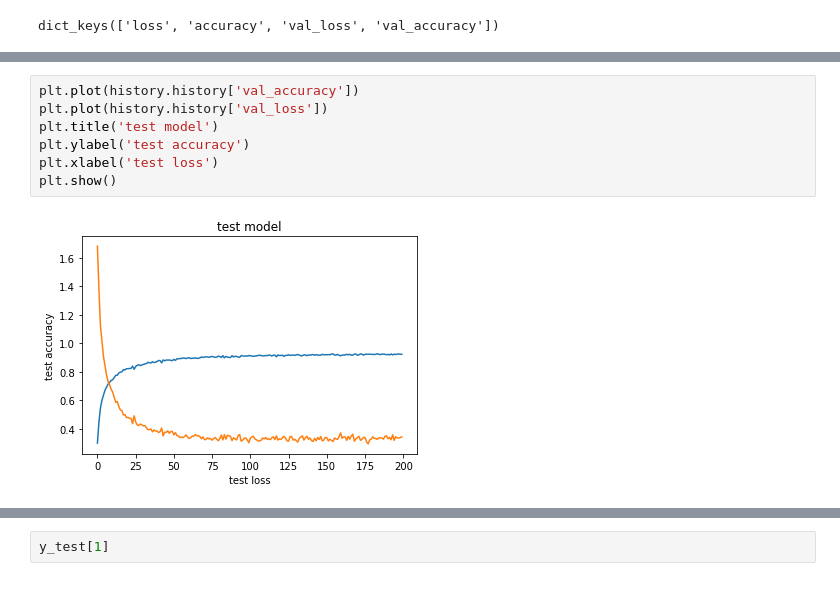
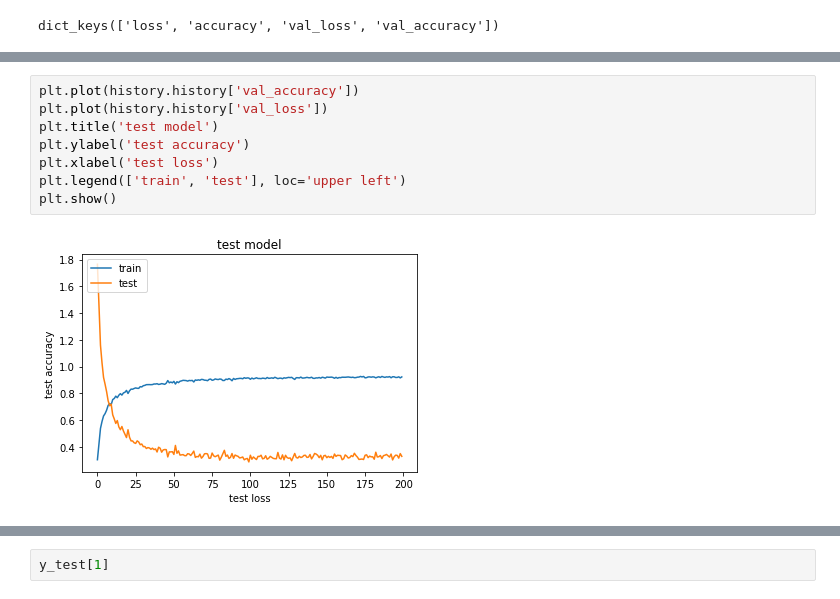
Before and after one commit to Zobia12/EEG_Based_Human_Emotion_Recognition_Using_Deep_Learning, a Jupyter notebook: EEG_based_Emotion_Recognition_Using_CNN_model(with_32_channels).ipynb, the cells around one changed output, grey strips where cells are left out. Cells and saved outputs as stored; diff of their text form.

```diff
--- a/EEG_based_Emotion_Recognition_Using_CNN_model(with_32_channels).ipynb
+++ b/EEG_based_Emotion_Recognition_Using_CNN_model(with_32_channels).ipynb
@@ -336,12 +329,13 @@ plt.show()
 # %%
 plt.plot(history.history['val_accuracy'])
 plt.plot(history.history['val_loss'])
 plt.title('test model')
 plt.ylabel('test accuracy')
 plt.xlabel('test loss')
+plt.legend(['train', 'test'], loc='upper left')
 plt.show()
 # %% [output]
-[figure, old version]
+[figure, new version]
 # %%
 y_pred=model.predict(x_test)
 from sklearn.metrics import confusion_matrix
```
Also changed, not shown: parts of 12 cells of this notebook.
